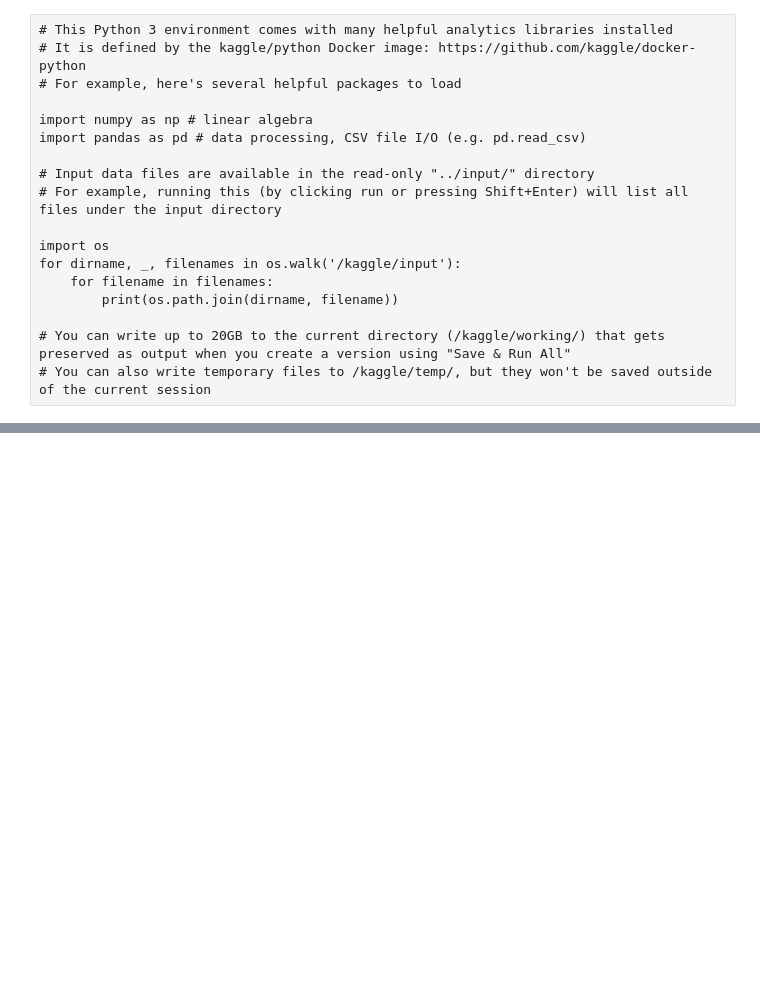
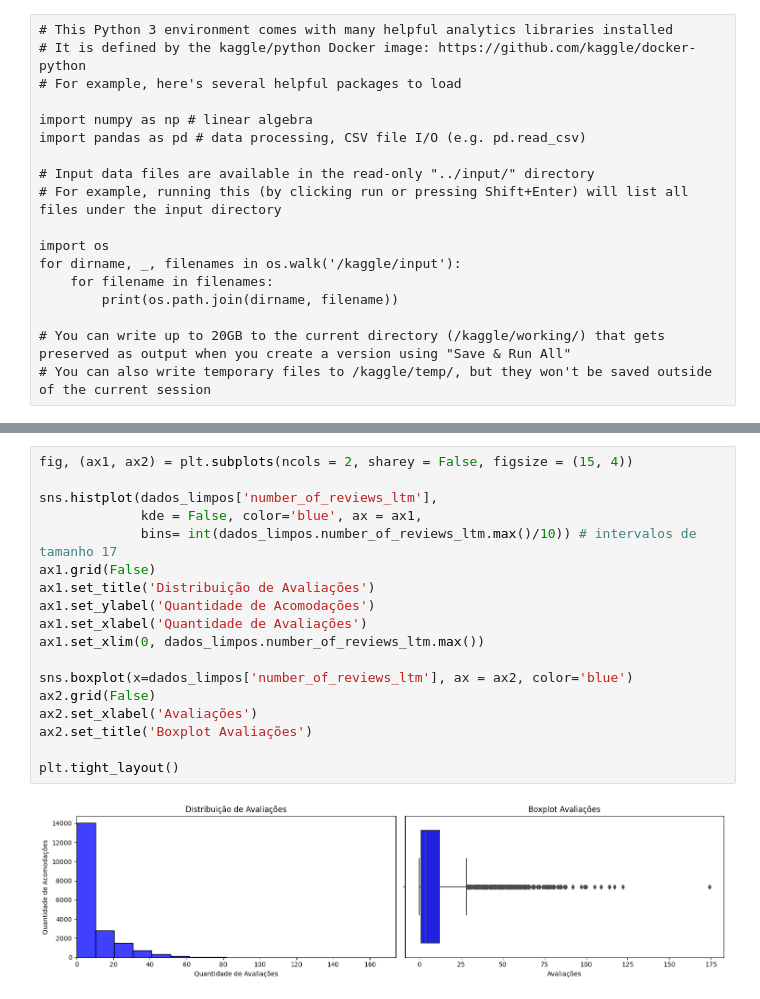
Before and after one commit to glauciapamponet/AirbnbAnalisys, a Jupyter notebook: airbnb-analysis.ipynb, the cells around one changed output, grey strips where cells are left out. Drawn from its saved outputs; the diff is of its cells as text; blank space fills up the shorter version.

```diff
--- a/airbnb-analysis.ipynb
+++ b/airbnb-analysis.ipynb
@@ -70,0 +90,20 @@ ax1.set_xlim(0, 30000)
+# %%
+fig, (ax1, ax2) = plt.subplots(ncols = 2, sharey = False, figsize = (15, 4))
+
+sns.histplot(dados_limpos['number_of_reviews_ltm'],
+             kde = False, color='blue', ax = ax1,
+             bins= int(dados_limpos.number_of_reviews_ltm.max()/10)) # intervalos de tamanho 17
+ax1.grid(False)
+ax1.set_title('Distribuição de Avaliações')
+ax1.set_ylabel('Quantidade de Acomodações')
+ax1.set_xlabel('Quantidade de Avaliações')
+ax1.set_xlim(0, dados_limpos.number_of_reviews_ltm.max())
+
+sns.boxplot(x=dados_limpos['number_of_reviews_ltm'], ax = ax2, color='blue')
+ax2.grid(False)
+ax2.set_xlabel('Avaliações')
+ax2.set_title('Boxplot Avaliações')
+
+plt.tight_layout()
+# %% [output]
+[figure, added]
```
Also changed, not shown: parts of 4 cells of this notebook.
